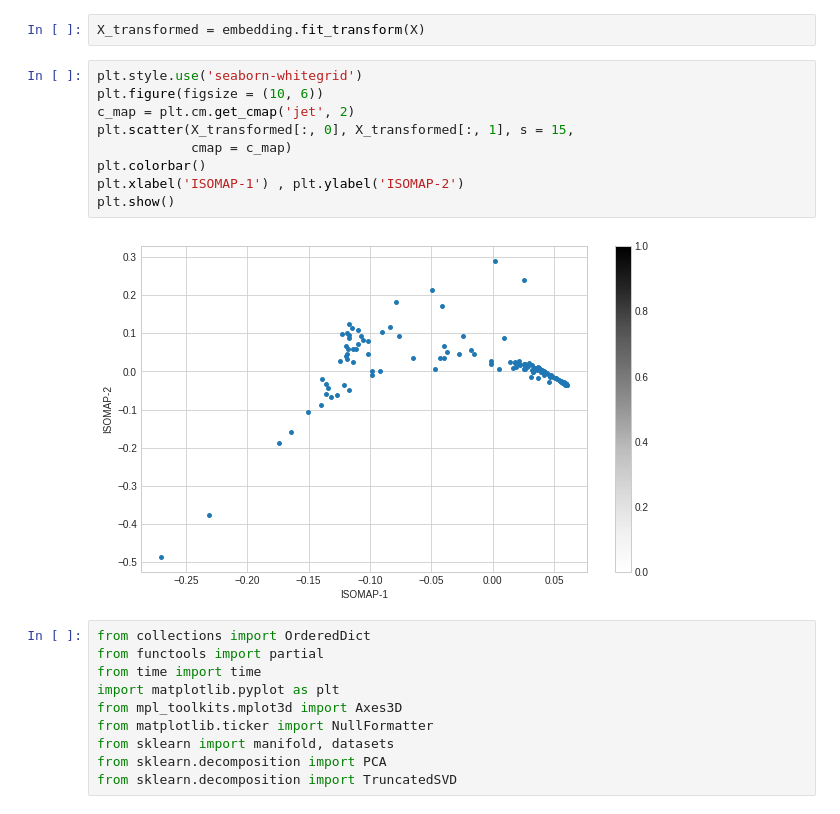
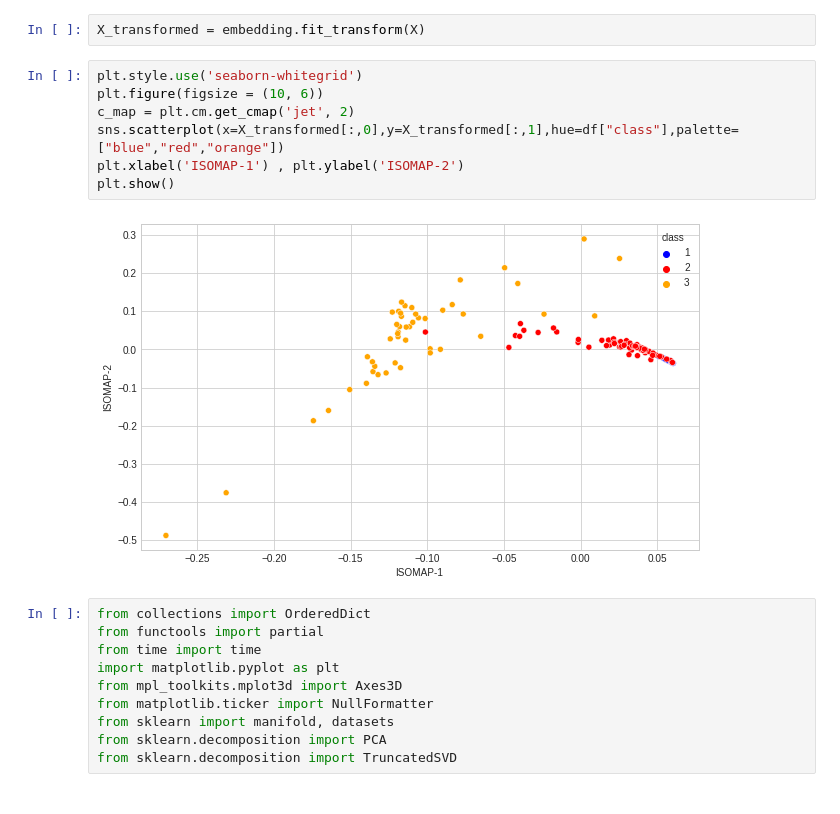
Before and after one commit to jithesh9539/Dimensionality_Reduction_Technique, a Jupyter notebook: Dimensionality_Reduction_Tabular_Dataset.ipynb, the cells around one changed output. Saved outputs shown, nothing was run; the diff lists cells and outputs as text.

```diff
--- a/Dimensionality_Reduction_Tabular_Dataset.ipynb
+++ b/Dimensionality_Reduction_Tabular_Dataset.ipynb
@@ -467,14 +479,12 @@ X_transformed = embedding.fit_transform(X)
 # %%
 plt.style.use('seaborn-whitegrid')
 plt.figure(figsize = (10, 6))
 c_map = plt.cm.get_cmap('jet', 2)
-plt.scatter(X_transformed[:, 0], X_transformed[:, 1], s = 15,
-            cmap = c_map)
-plt.colorbar()
+sns.scatterplot(x=X_transformed[:,0],y=X_transformed[:,1],hue=df["class"],palette=["blue","red","orange"])
 plt.xlabel('ISOMAP-1') , plt.ylabel('ISOMAP-2')
 plt.show()
 # %% [output]
-[figure, old version]
+[figure, new version]
 # %%
 from collections import OrderedDict
 from functools import partial
```
Also changed, not shown: parts of 13 cells of this notebook.
